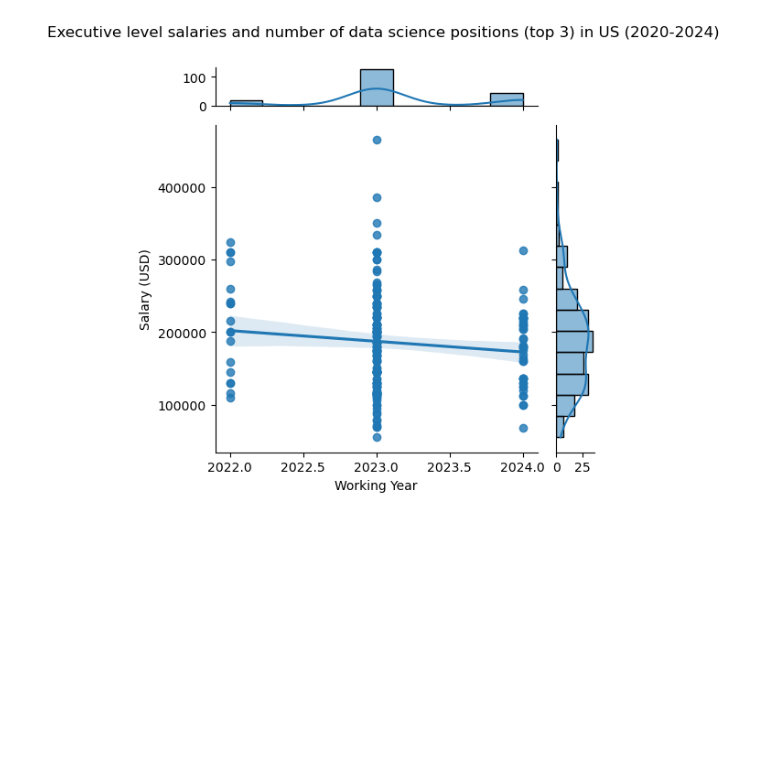
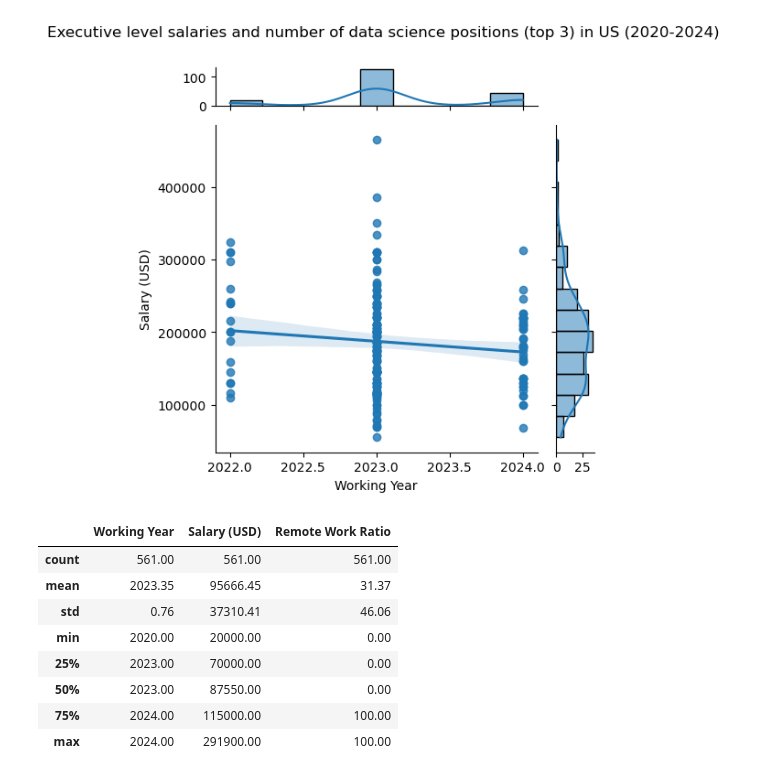
Before and after one commit to chadhollman/data-analyst-job-trends-2020-2024, a Jupyter notebook: linear_regression_analysis.ipynb, the cells around one changed output. Cells and saved outputs as stored; diff of their text form; code cells hidden in the pictures; blank space fills up the shorter version.

```diff
--- a/linear_regression_analysis.ipynb
+++ b/linear_regression_analysis.ipynb
@@ -280,3 +280,17 @@ plt.suptitle("Executive level salaries and number of data science positions (top
 joint_plot_executive.savefig("linear_regression_plots/jointplot_executive.png", dpi = 400)
 # %% [output]
 [figure]
+# %%
+# Perform summary statistics for each subset
+summary_entry_level = round(subset_usa_entry.describe(),2)
+summary_entry_level
+# %% [output]
+|  | Working Year | Salary (USD) | Remote Work Ratio |
+| count | 561.00 | 561.00 | 561.00 |
+| mean | 2023.35 | 95666.45 | 31.37 |
+| std | 0.76 | 37310.41 | 46.06 |
+| min | 2020.00 | 20000.00 | 0.00 |
+| 25% | 2023.00 | 70000.00 | 0.00 |
+| 50% | 2023.00 | 87550.00 | 0.00 |
+| 75% | 2024.00 | 115000.00 | 100.00 |
+| max | 2024.00 | 291900.00 | 100.00 |
```
Also changed, not shown: parts of 4 cells of this notebook, 1 other file.
